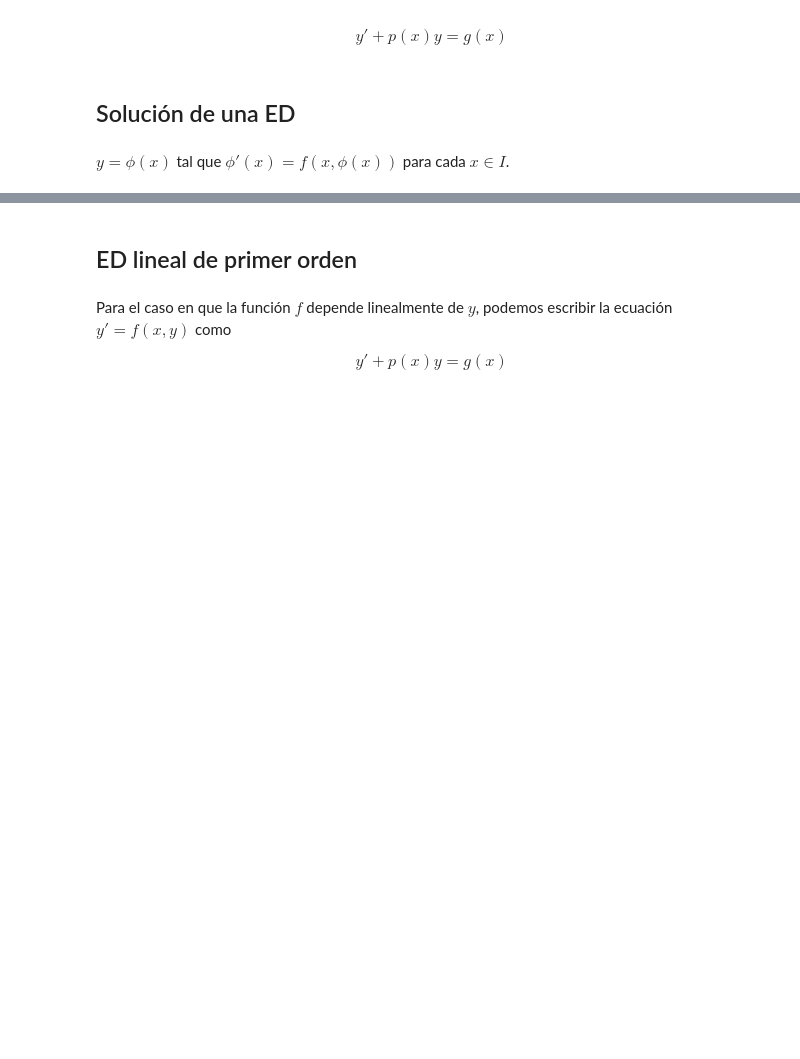
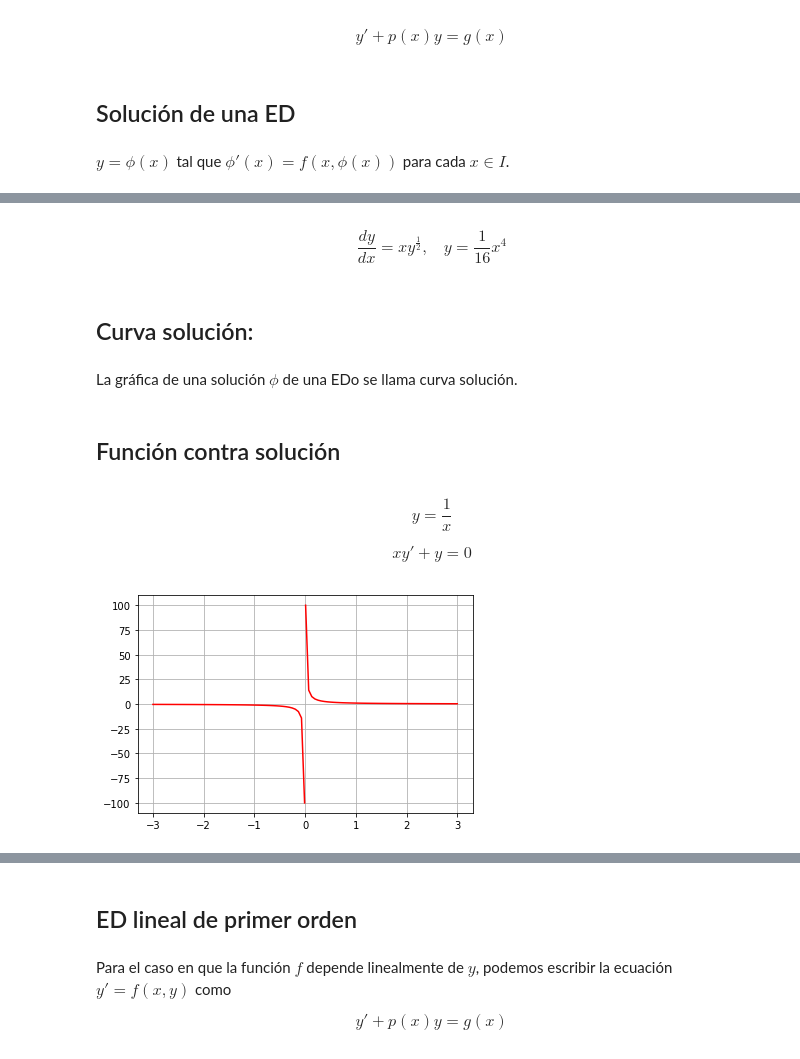
Before and after one commit to marco-canas/edo, a Jupyter notebook: clases/class_1/class_1_ODE.ipynb, the cells around one changed output, grey strips where cells are left out. Cells and saved outputs as stored; diff of their text form; code cells hidden in the pictures; blank space fills up the shorter version.

```diff
--- a/clases/class_1/class_1_ODE.ipynb
+++ b/clases/class_1/class_1_ODE.ipynb
@@ -92,0 +122,31 @@ $y = \phi(x)$ tal que $\phi'(x) = f(x,\phi(x)) $ para cada $x \in I$.
+# %% [markdown]
+$$ \frac{dy}{dx} = xy^{\frac{1}{2}}, \ \ \ \ y = \frac{1}{16}x^{4} $$
+# %% [markdown]
+## Curva solución:
+# %% [markdown]
+La gráfica de una solución $\phi$ de una EDo se llama curva solución.
+# %% [markdown]
+## Función contra solución
+# %% [markdown]
+$$y = \frac{1}{x} $$
+
+$$ xy' + y = 0 $$
+# %%
+import numpy as np
+import matplotlib.pyplot as plt
+
+x1 = np.linspace(-3,-0.01, 50)
+x2 = np.linspace(0.01, 3, 50)
+
+x = np.concatenate((x1,x2), axis = 0)
+
+
+
+plt.plot(x1,1/x1, color = 'red')
+plt.plot(x2,1/x2, color = 'red')
+
+plt.grid()
+
+plt.show()
+# %% [output]
+[figure, added]
```
Also changed, not shown: parts of 32 cells of this notebook.
